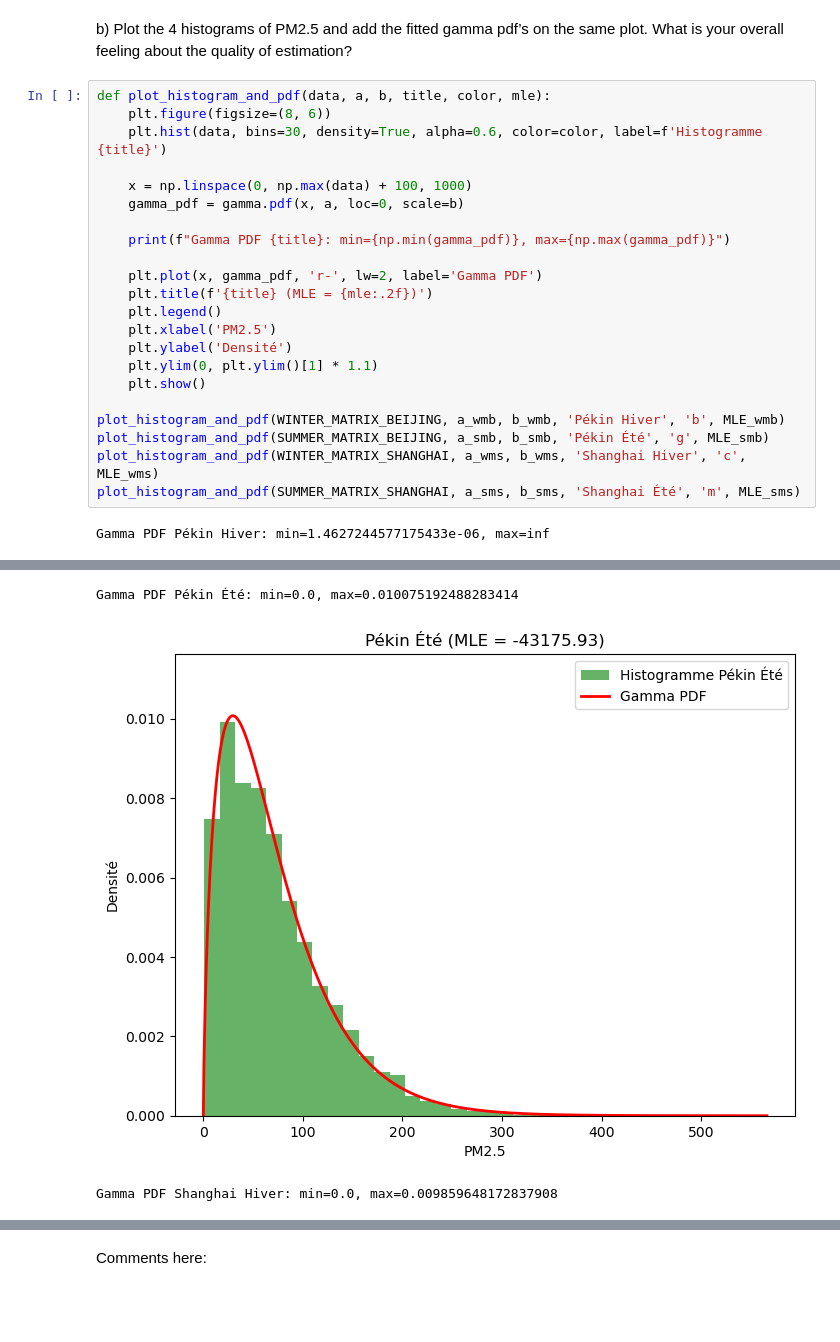
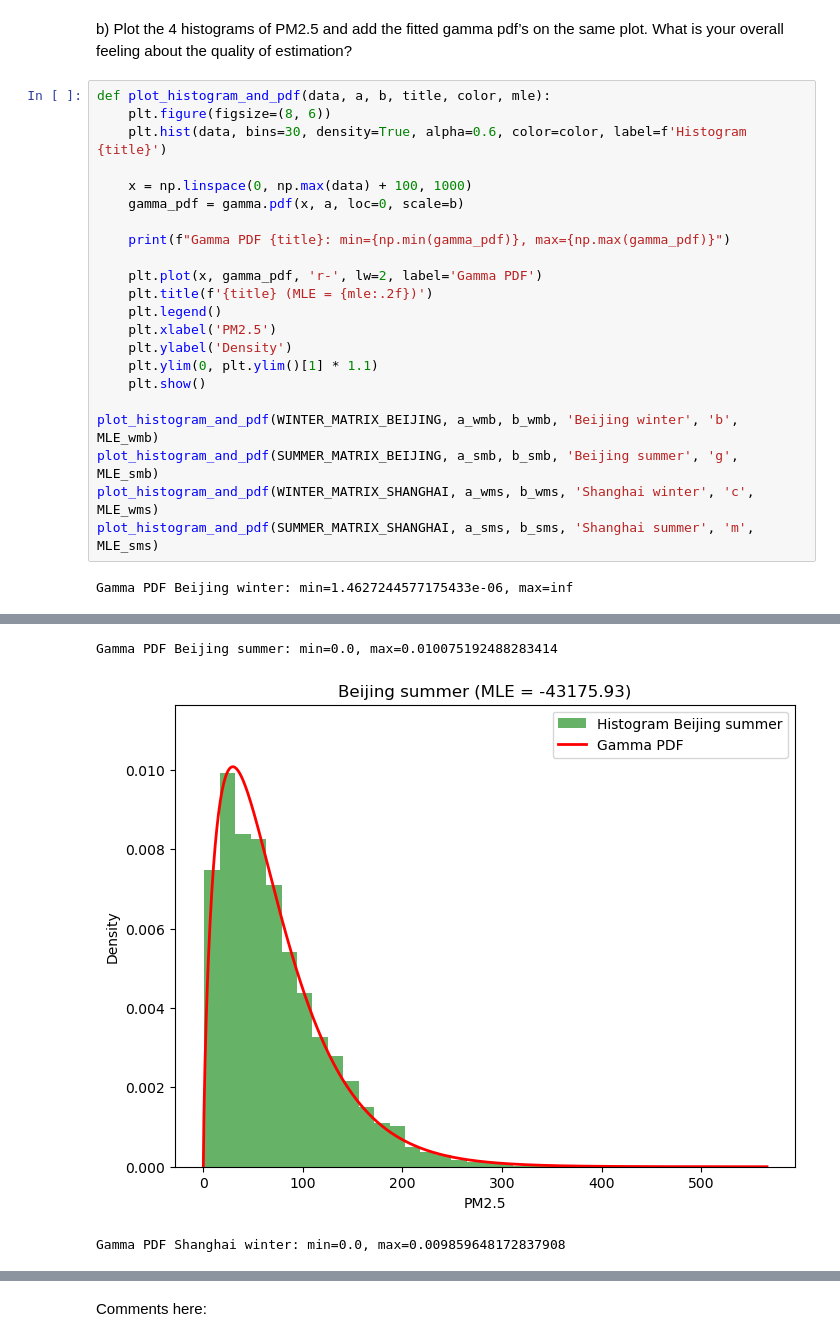
Before and after one commit to rbellens1/Hackaton, a Jupyter notebook: Hackathon 1 - Stat part-20241007/Hackathon 1.ipynb, the cells around one changed output, grey strips where cells are left out. Drawn from its saved outputs; the diff is of its cells as text; blank space fills up the shorter version.

```diff
--- a/Hackathon 1 - Stat part-20241007/Hackathon 1.ipynb
+++ b/Hackathon 1 - Stat part-20241007/Hackathon 1.ipynb
@@ -342,7 +342,7 @@ b) Plot the 4 histograms of PM2.5 and add the fitted gamma pdf’s on the same p
 # %%
 def plot_histogram_and_pdf(data, a, b, title, color, mle):
     plt.figure(figsize=(8, 6))
-    plt.hist(data, bins=30, density=True, alpha=0.6, color=color, label=f'Histogramme {title}')
+    plt.hist(data, bins=30, density=True, alpha=0.6, color=color, label=f'Histogram {title}')
 
     x = np.linspace(0, np.max(data) + 100, 1000)
     gamma_pdf = gamma.pdf(x, a, loc=0, scale=b)
@@ -353,13 +353,13 @@ def plot_histogram_and_pdf(data, a, b, title, color, mle):
     plt.title(f'{title} (MLE = {mle:.2f})')
     plt.legend()
     plt.xlabel('PM2.5')
-    plt.ylabel('Densité')
+    plt.ylabel('Density')
     plt.ylim(0, plt.ylim()[1] * 1.1)
     plt.show()
 
-plot_histogram_and_pdf(WINTER_MATRIX_BEIJING, a_wmb, b_wmb, 'Pékin Hiver', 'b', MLE_wmb)
-plot_histogram_and_pdf(SUMMER_MATRIX_BEIJING, a_smb, b_smb, 'Pékin Été', 'g', MLE_smb)
-plot_histogram_and_pdf(WINTER_MATRIX_SHANGHAI, a_wms, b_wms, 'Shanghai Hiver', 'c', MLE_wms)
-plot_histogram_and_pdf(SUMMER_MATRIX_SHANGHAI, a_sms, b_sms, 'Shanghai Été', 'm', MLE_sms)
+plot_histogram_and_pdf(WINTER_MATRIX_BEIJING, a_wmb, b_wmb, 'Beijing winter', 'b', MLE_wmb)
+plot_histogram_and_pdf(SUMMER_MATRIX_BEIJING, a_smb, b_smb, 'Beijing summer', 'g', MLE_smb)
+plot_histogram_and_pdf(WINTER_MATRIX_SHANGHAI, a_wms, b_wms, 'Shanghai winter', 'c', MLE_wms)
+plot_histogram_and_pdf(SUMMER_MATRIX_SHANGHAI, a_sms, b_sms, 'Shanghai summer', 'm', MLE_sms)
 # %% [output]
-Gamma PDF Pékin Hiver: min=1.4627244577175433e-06, max=inf
+Gamma PDF Beijing winter: min=1.4627244577175433e-06, max=inf
@@ -367,3 +367,3 @@ Gamma PDF Pékin Hiver: min=1.4627244577175433e-06, max=inf
-Gamma PDF Pékin Été: min=0.0, max=0.010075192488283414
+Gamma PDF Beijing summer: min=0.0, max=0.010075192488283414
-[figure, old version]
+[figure, new version]
-Gamma PDF Shanghai Hiver: min=0.0, max=0.009859648172837908
+Gamma PDF Shanghai winter: min=0.0, max=0.009859648172837908
```
Also changed, not shown: parts of 8 cells of this notebook.
